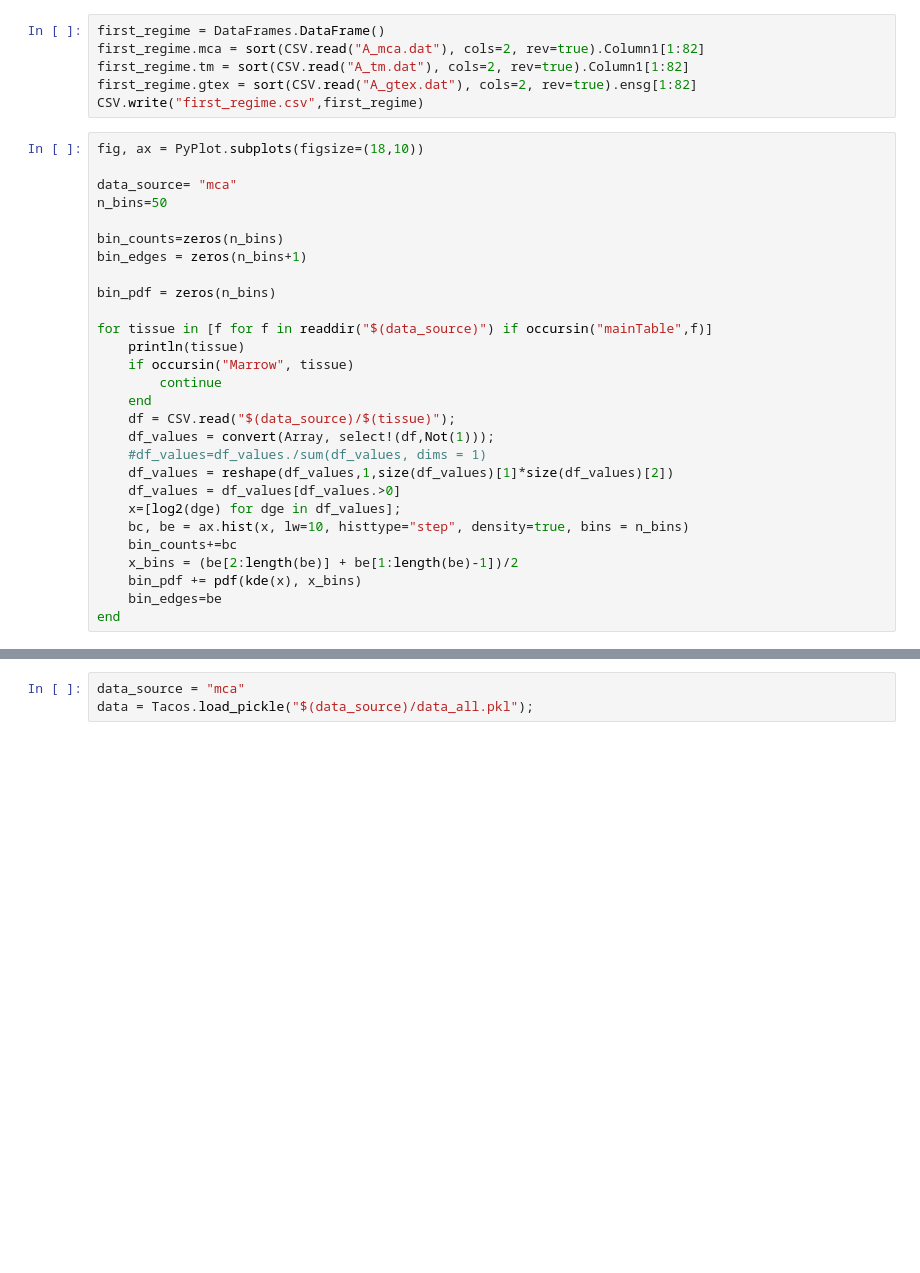
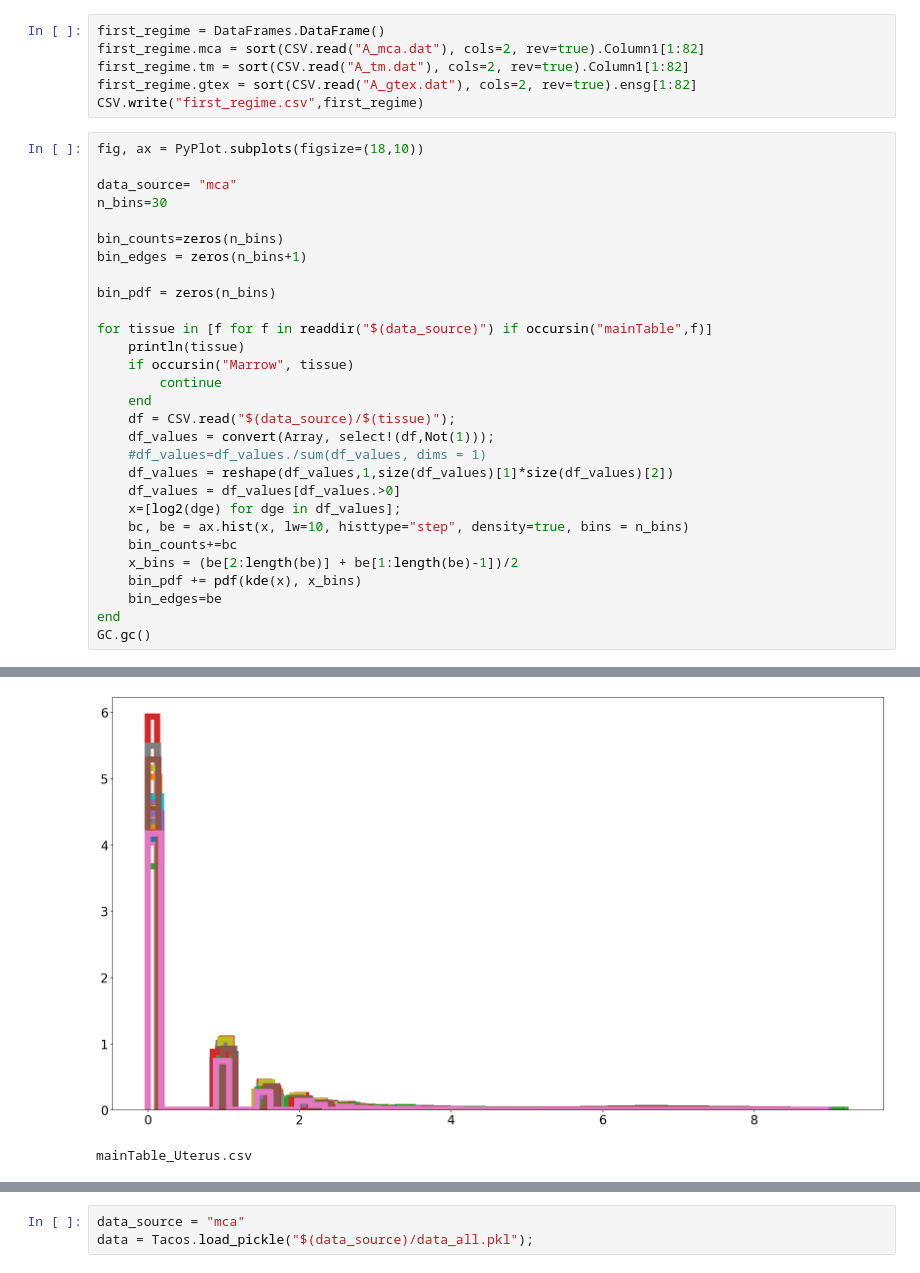
Before and after one commit to fvalle1/phd, a Jupyter notebook: mouse_Atlas/tissue.ipynb, the cells around one changed output, grey strips where cells are left out. Drawn from its saved outputs; the diff is of its cells as text; blank space fills up the shorter version.

```diff
--- a/mouse_Atlas/tissue.ipynb
+++ b/mouse_Atlas/tissue.ipynb
@@ -409,7 +409,7 @@ CSV.write("first_regime.csv",first_regime)
 fig, ax = PyPlot.subplots(figsize=(18,10))
 
 data_source= "mca"
-n_bins=50
+n_bins=30
 
 bin_counts=zeros(n_bins)
 bin_edges = zeros(n_bins+1)
@@ -433,6 +433,7 @@ for tissue in [f for f in readdir("$(data_source)") if occursin("mainTable",f)]
     bin_pdf += pdf(kde(x), x_bins)
     bin_edges=be
 end
+GC.gc()
 # %% [output]
 mainTable_Bladder.csv
 mainTable_Bone-Marrow.csv
@@ -454,3 +455,5 @@ mainTable_Peripheral_Blood.csv
+[figure, added]
+mainTable_Uterus.csv
 # %%
 fig, ax = PyPlot.subplots(figsize=(18,10))
 
```
Also changed, not shown: parts of 2 cells of this notebook, 1 other file.
